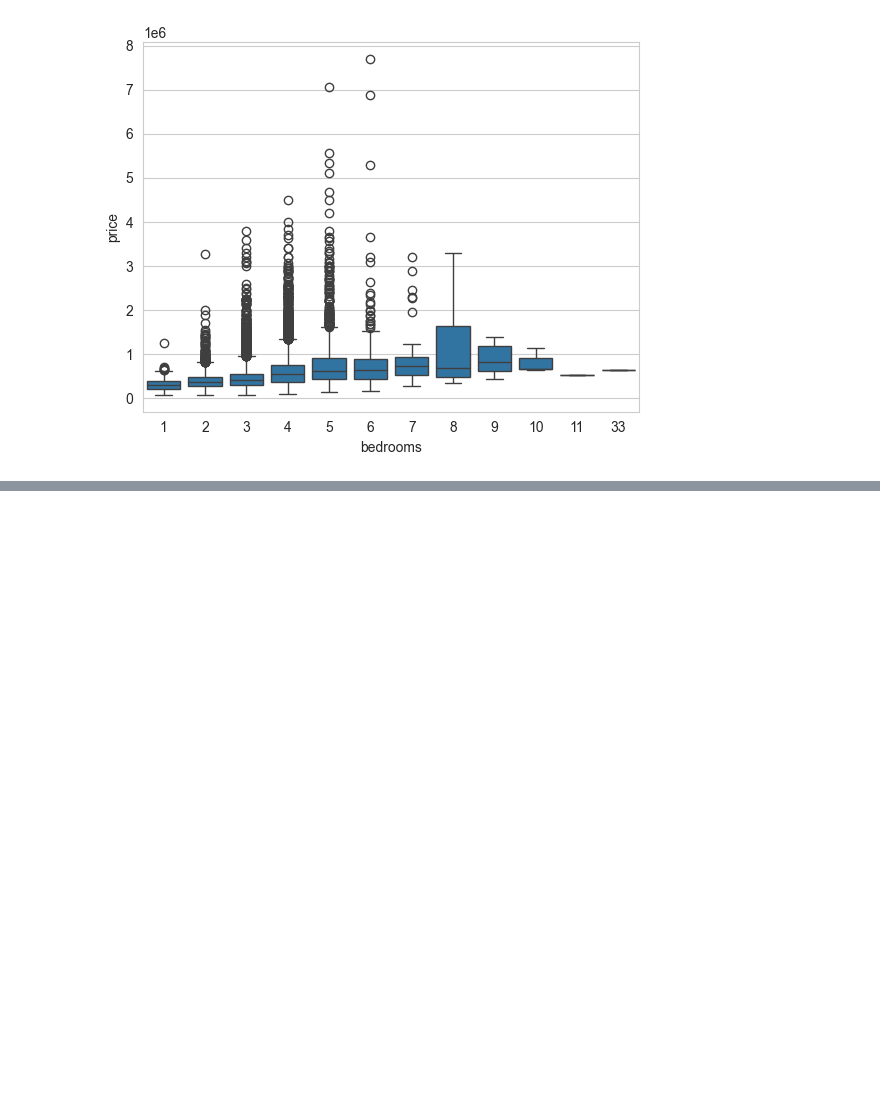
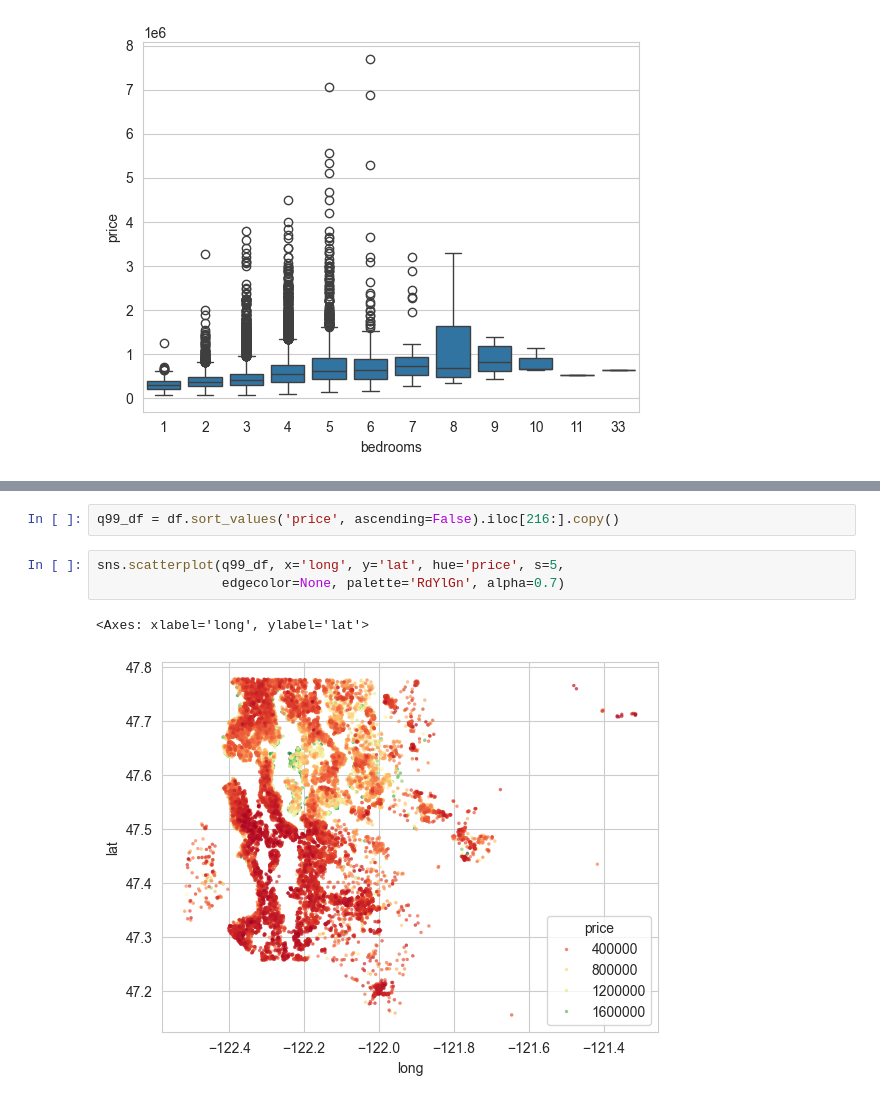
Before and after one commit to fernandohitmas/Python-for-Machine-Learning-Jose-Portilla-, a Jupyter notebook: TensorFlow e Keras/code_along_TF_keras.ipynb, the cells around one changed output, grey strips where cells are left out. Saved outputs shown, nothing was run; the diff lists cells and outputs as text; blank space fills up the shorter version.

```diff
--- a/TensorFlow e Keras/code_along_TF_keras.ipynb
+++ b/TensorFlow e Keras/code_along_TF_keras.ipynb
@@ -114,0 +136,8 @@ sns.boxplot(df, y='price', x='bedrooms')
+# %%
+q99_df = df.sort_values('price', ascending=False).iloc[216:].copy()
+# %%
+sns.scatterplot(q99_df, x='long', y='lat', hue='price', s=5,
+                edgecolor=None, palette='RdYlGn', alpha=0.7)
+# %% [output]
+<Axes: xlabel='long', ylabel='lat'>
+[figure, added]
```
Also changed, not shown: parts of 55 cells of this notebook, 2 other files.
